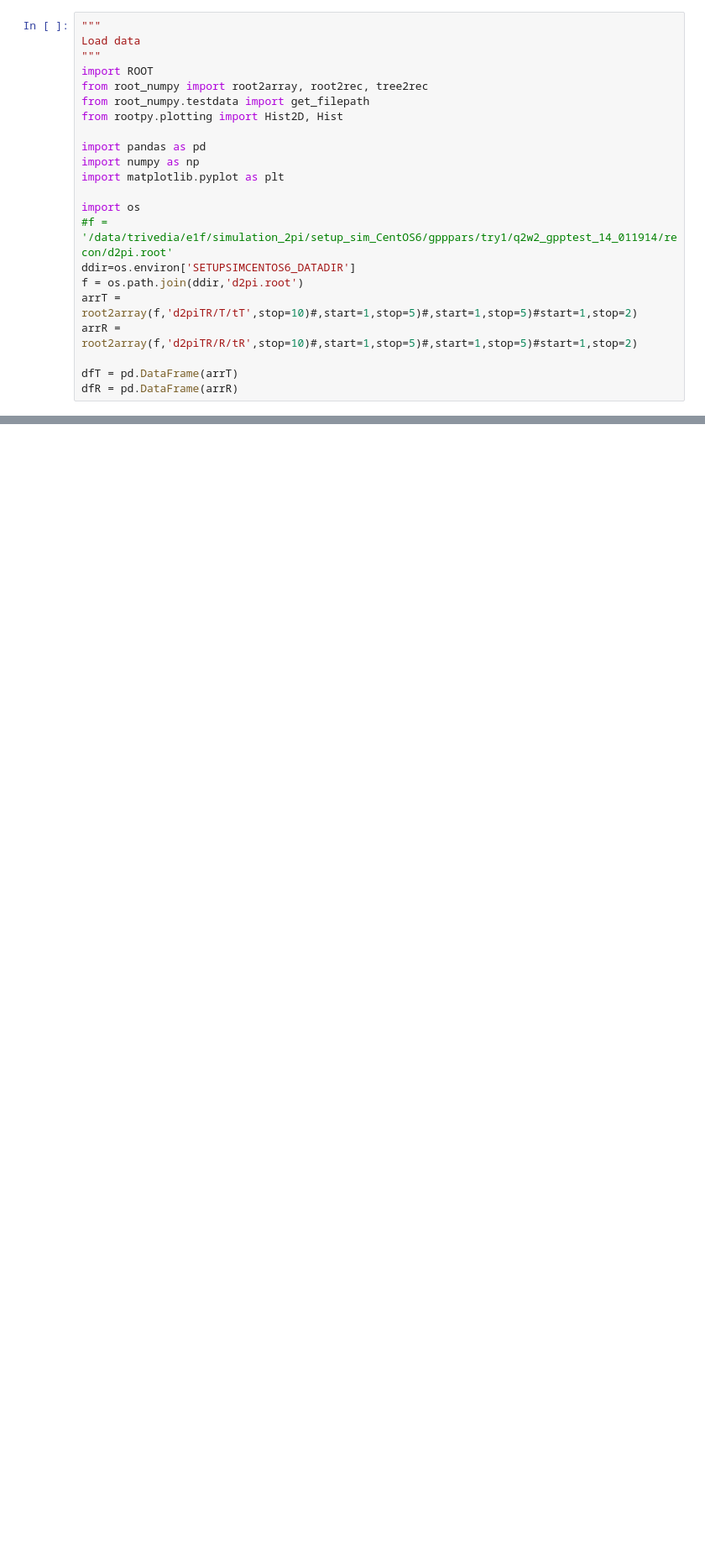
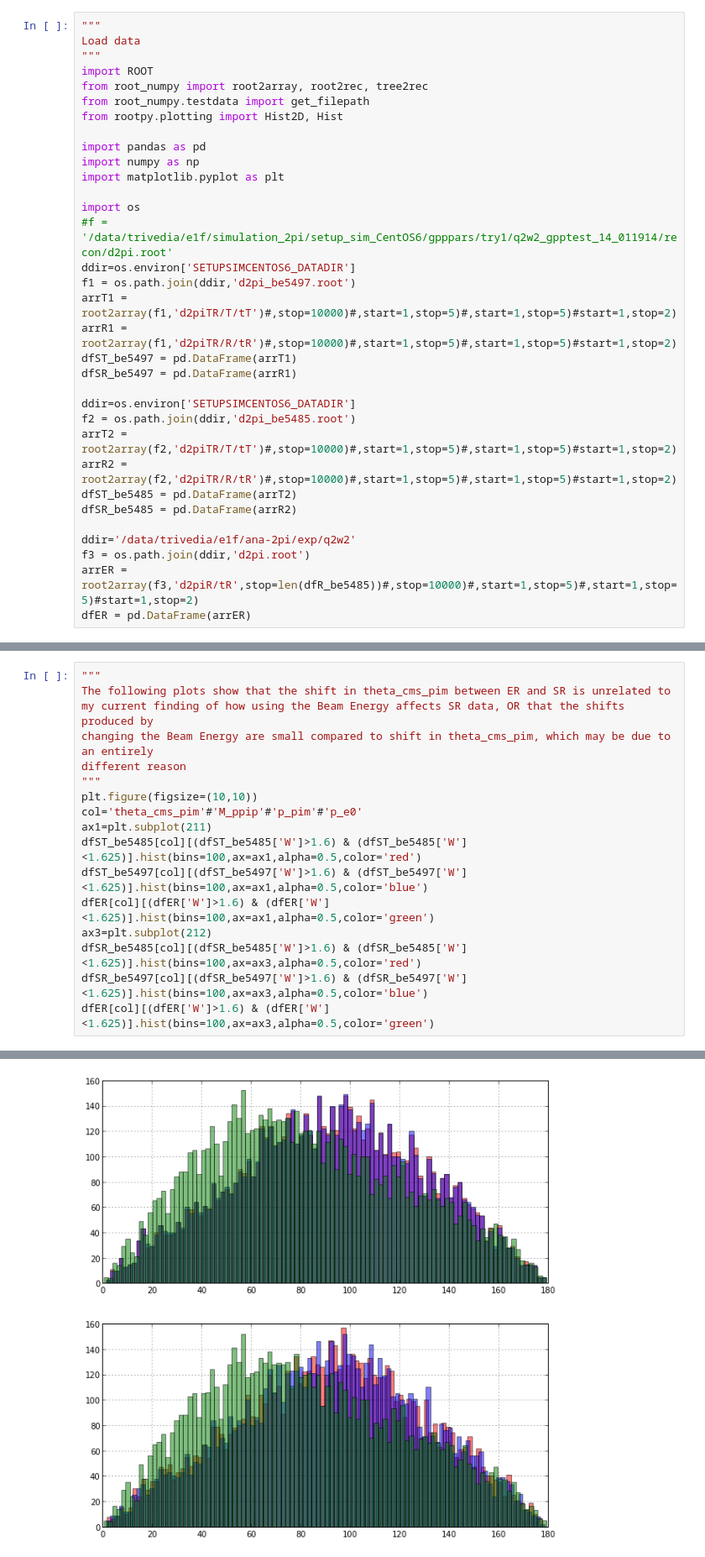
Before and after one commit to arjun-trivedi/ana2pi, a Jupyter notebook: scripts/python/nb-play_d2piDF.ipynb, the cells around one changed output, grey strips where cells are left out. Shown at 84% size. Saved outputs shown, nothing was run; the diff lists cells and outputs as text; blank space fills up the shorter version.

```diff
--- a/scripts/python/nb-play_d2piDF.ipynb
+++ b/scripts/python/nb-play_d2piDF.ipynb
@@ -14,9 +14,20 @@ import matplotlib.pyplot as plt
 import os
 #f = '/data/trivedia/e1f/simulation_2pi/setup_sim_CentOS6/gpppars/try1/q2w2_gpptest_14_011914/recon/d2pi.root'
 ddir=os.environ['SETUPSIMCENTOS6_DATADIR']
-f = os.path.join(ddir,'d2pi.root')
-arrT = root2array(f,'d2piTR/T/tT',stop=10)#,start=1,stop=5)#,start=1,stop=5)#start=1,stop=2)
-arrR = root2array(f,'d2piTR/R/tR',stop=10)#,start=1,stop=5)#,start=1,stop=5)#start=1,stop=2)
+f1 = os.path.join(ddir,'d2pi_be5497.root')
+arrT1 = root2array(f1,'d2piTR/T/tT')#,stop=10000)#,start=1,stop=5)#,start=1,stop=5)#start=1,stop=2)
+arrR1 = root2array(f1,'d2piTR/R/tR')#,stop=10000)#,start=1,stop=5)#,start=1,stop=5)#start=1,stop=2)
+dfST_be5497 = pd.DataFrame(arrT1)
+dfSR_be5497 = pd.DataFrame(arrR1)
 
-dfT = pd.DataFrame(arrT)
-dfR = pd.DataFrame(arrR)
+ddir=os.environ['SETUPSIMCENTOS6_DATADIR']
+f2 = os.path.join(ddir,'d2pi_be5485.root')
+arrT2 = root2array(f2,'d2piTR/T/tT')#,stop=10000)#,start=1,stop=5)#,start=1,stop=5)#start=1,stop=2)
+arrR2 = root2array(f2,'d2piTR/R/tR')#,stop=10000)#,start=1,stop=5)#,start=1,stop=5)#start=1,stop=2)
+dfST_be5485 = pd.DataFrame(arrT2)
+dfSR_be5485 = pd.DataFrame(arrR2)
+
+ddir='/data/trivedia/e1f/ana-2pi/exp/q2w2'
+f3 = os.path.join(ddir,'d2pi.root')
+arrER = root2array(f3,'d2piR/tR',stop=len(dfR_be5485))#,stop=10000)#,start=1,stop=5)#,start=1,stop=5)#start=1,stop=2)
+dfER = pd.DataFrame(arrER)
@@ -48,0 +34,18 @@ false
+# %%
+"""
+The following plots show that the shift in theta_cms_pim between ER and SR is unrelated to
+my current finding of how using the Beam Energy affects SR data, OR that the shifts produced by
+changing the Beam Energy are small compared to shift in theta_cms_pim, which may be due to an entirely
+different reason
+"""
+plt.figure(figsize=(10,10))
+col='theta_cms_pim'#'M_ppip'#'p_pim'#'p_e0'
+ax1=plt.subplot(211)
+dfST_be5485[col][(dfST_be5485['W']>1.6) & (dfST_be5485['W']<1.625)].hist(bins=100,ax=ax1,alpha=0.5,color='red')
+dfST_be5497[col][(dfST_be5497['W']>1.6) & (dfST_be5497['W']<1.625)].hist(bins=100,ax=ax1,alpha=0.5,color='blue')
+dfER[col][(dfER['W']>1.6) & (dfER['W']<1.625)].hist(bins=100,ax=ax1,alpha=0.5,color='green')
+ax3=plt.subplot(212)
+dfSR_be5485[col][(dfSR_be5485['W']>1.6) & (dfSR_be5485['W']<1.625)].hist(bins=100,ax=ax3,alpha=0.5,color='red')
+dfSR_be5497[col][(dfSR_be5497['W']>1.6) & (dfSR_be5497['W']<1.625)].hist(bins=100,ax=ax3,alpha=0.5,color='blue')
+dfER[col][(dfER['W']>1.6) & (dfER['W']<1.625)].hist(bins=100,ax=ax3,alpha=0.5,color='green')
+# %% [output]
@@ -48,0 +53 @@ false
+[figure, added]
```
Also changed, not shown: parts of 4 cells of this notebook, 1 other file.
